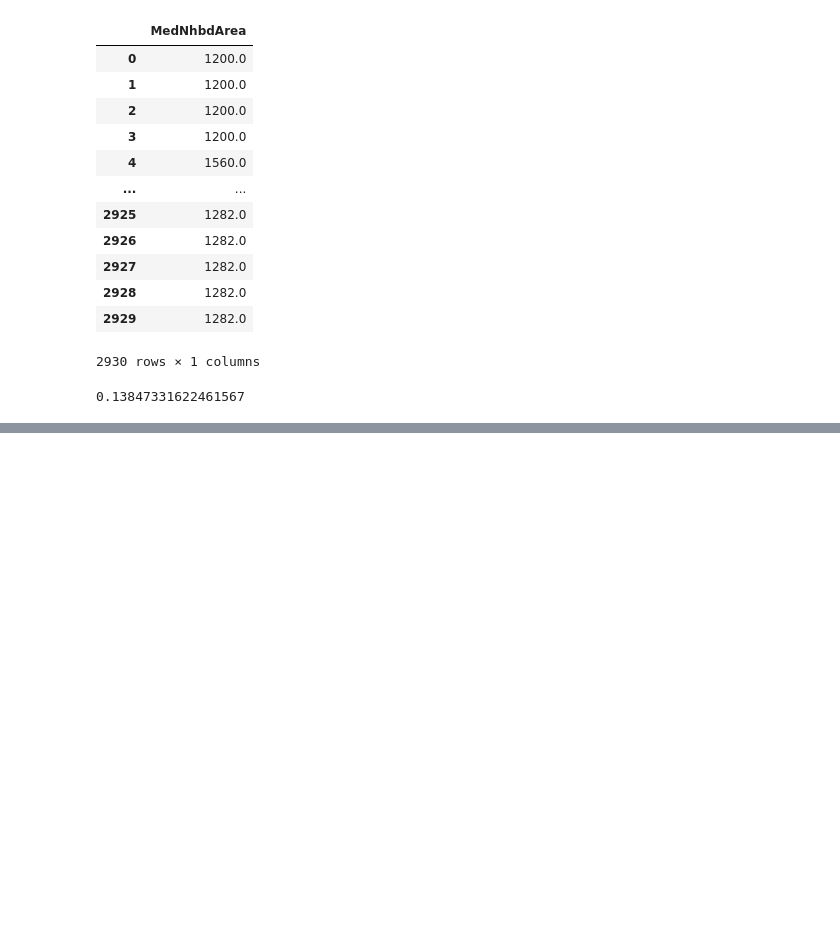
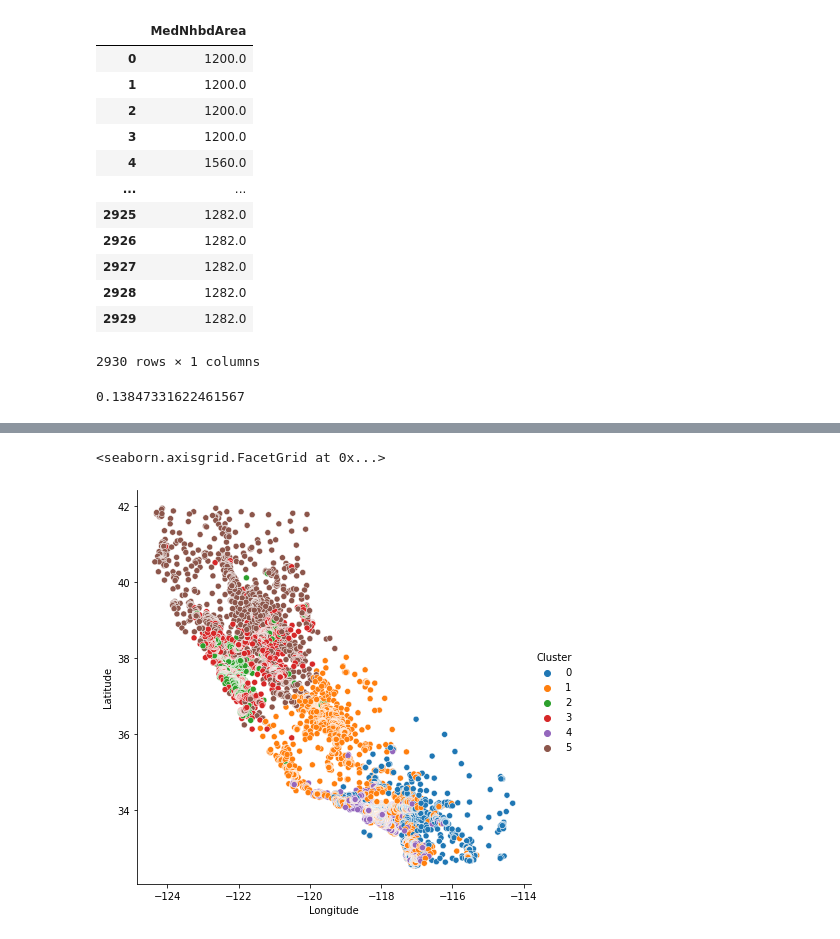
Before and after one commit to AliakbarMehdizadeh/Feature-Engineering, a Jupyter notebook: FE.ipynb, the cells around one changed output, grey strips where cells are left out. Drawn from its saved outputs; the diff is of its cells as text; code cells hidden in the pictures; blank space fills up the shorter version.

```diff
--- a/FE.ipynb
+++ b/FE.ipynb
@@ -701,0 +716,2 @@ score_dataset(X_new, y)
+# %%
+X = df.loc[:, ['MedInc','Latitude','Longitude']]
@@ -701,0 +729,4 @@ score_dataset(X_new, y)
+# %%
+kmeans = KMeans(n_clusters=6, n_init=10)
+# %%
+kmeans.fit(X)
@@ -701,0 +735,3 @@ score_dataset(X_new, y)
+# %%
+X["Cluster"] = kmeans.predict(X)
+X["Cluster"] = X["Cluster"].astype("category")
@@ -701,0 +747,7 @@ score_dataset(X_new, y)
+# %%
+sns.relplot(
+    x="Longitude", y="Latitude", hue="Cluster", data=X, height=6,
+)
+# %% [output]
+<seaborn.axisgrid.FacetGrid at 0x...>
+[figure, added]
```
Also changed, not shown: parts of 26 cells of this notebook.
